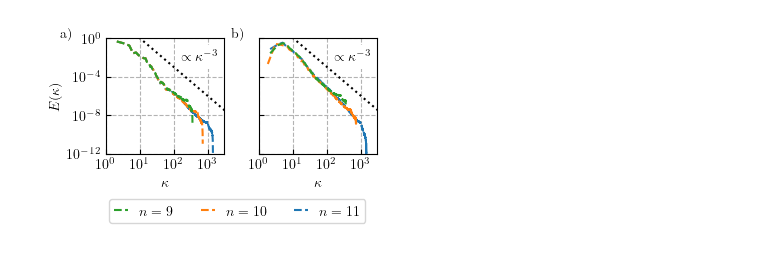
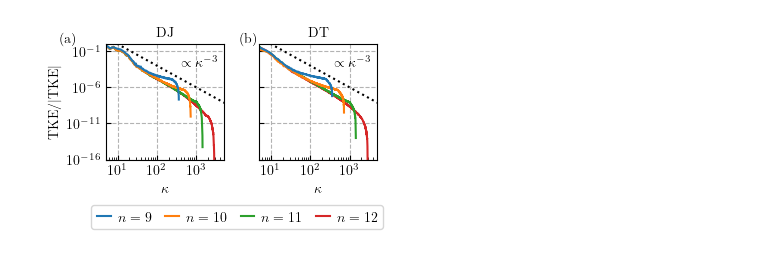
Before and after one commit to leolettuce/QIFS, a Jupyter notebook: Analysis/Energy_Spectrum_Analysis/tke.ipynb, the cells around one changed output. Cells and saved outputs as stored; diff of their text form; code cells hidden in the pictures.

```diff
--- a/Analysis/Energy_Spectrum_Analysis/tke.ipynb
+++ b/Analysis/Energy_Spectrum_Analysis/tke.ipynb
@@ -1,15 +1,24 @@
 # %%
 import numpy as np
 import matplotlib.pyplot as plt
+import os
 import matplotlib.transforms as mtransforms
+import matplotlib
+from scipy.optimize import curve_fit
+import json
+import tikzplotlib as tpl
+from TN_utils import *
 
 plt.rcParams['text.latex.preamble']=r"\usepackage{lmodern}"
 #Options
 params = {'text.usetex' : True,
           'font.size' : 10,
-          'font.family' : 'lmodern'
+          'font.family' : 'lmodern',
+          'text.latex.preamble' : r'\usepackage{amsmath}'
           }
 plt.rcParams.update(params)
+
+colors = plt.rcParams['axes.prop_cycle'].by_key()['color']
 # %%
 def energy_spectrum(u, v, dx=None, n_bins=None):
     N = len(u)
@@ -269,75 +346,57 @@ Energy = 1928840061998.1948
 # %%
 fig, ax = plt.subplots(1, 2, figsize=(3.5, 1.5), sharey=True,  gridspec_kw={'wspace': 0.3})
 
-x_min = 1e0
-x_max = 3e3
+x_min = 5e0
+x_max = 5e3
 
 # LEFT
-ax[0].plot(k_DJ_n11, E_k_DJ_n11, marker='', ls='--', label=r"$n=11$")
-ax[0].plot(k_DJ_n10, E_k_DJ_n10, marker='', ls='--', label=r"$n=10$")
-ax[0].plot(k_DJ_n9, E_k_DJ_n9, marker='', ls='--', label=r"$n=9$")
+ax[0].plot(k_DJ_n12, E_k_DJ_n12/np.linalg.norm(E_k_DJ_n12), marker='', ls='-', label=r"$n=12$", c=colors[3])
+ax[0].plot(k_DJ_n11, E_k_DJ_n11/np.linalg.norm(E_k_DJ_n11), marker='', ls='-', label=r"$n=11$", c=colors[2])
+ax[0].plot(k_DJ_n10, E_k_DJ_n10/np.linalg.norm(E_k_DJ_n10), marker='', ls='-', label=r"$n=10$", c=colors[1])
+ax[0].plot(k_DJ_n9, E_k_DJ_n9/np.linalg.norm(E_k_DJ_n9), marker='', ls='-', label=r"$n=9$", c=colors[0])
 ax[0].plot(np.logspace(0, 4, 100), 1e3*np.logspace(0, 4, 100)**-3, c="black", ls='dotted')
 ax[0].set_xlabel(r"$\kappa$")
-ax[0].set_ylabel(r"$E(\kappa)$")
+ax[0].set_ylabel(r"$\mathrm{TKE}/|\mathrm{TKE}|$")
 ax[0].xaxis.grid(True, which="major", ls="--", c='0.7')
 ax[0].yaxis.grid(True, which="both", ls="--", c='0.7')
 trans = mtransforms.ScaledTranslation(-20/72, 7/72, fig.dpi_scale_trans)
-ax[0].text(-0.15, 0.9, "a)", transform=ax[0].transAxes + trans, fontsize='medium', va='bottom', fontfamily='serif')
+ax[0].text(-0.15, 0.9, "(a)", transform=ax[0].transAxes + trans, fontsize='medium', va='bottom', fontfamily='serif')
 t = ax[0].text(0.871, 0.7, r"$\propto\kappa^{-3}$", transform=ax[0].transAxes + trans, fontsize='medium', va='bottom', fontfamily='serif')
-t.set_bbox(dict(facecolor='white', alpha=1, lw=0))
+# t.set_bbox(dict(facecolor='white', alpha=1, lw=0))
 ax[0].set_yscale('log')
 ax[0].set_xscale('log')
 ax[0].tick_params(which='both', direction="in")
-ax[0].set_ylim([1e-12, 1e0])
+ax[0].set_ylim([1e-16, 1e0])
 ax[0].set_xlim([x_min, x_max])
-ax[0].set_xticks([1e0, 1e1, 1e2, 1e3])
+ax[0].set_xticks([1e1, 1e2, 1e3])
+ax[0].set_yticks([1e0, 1e-4, 1e-8, 1e-12, 1e-16])
 
 # RIGHT
-ax[1].plot(k_DT_n11, E_k_DT_n11, marker='', ls='--', label=r"$n=11$")
-ax[1].plot(k_DT_n10, E_k_DT_n10, marker='', ls='--', label=r"$n=10$")
-ax[1].plot(k_DT_n9, E_k_DT_n9, marker='', ls='--', label=r"$n=9$")
+ax[1].plot(k_DT_n12, E_k_DT_n12/np.linalg.norm(E_k_DT_n12), marker='', ls='-', label=r"$n=12$", c=colors[3])
+ax[1].plot(k_DT_n11, E_k_DT_n11/np.linalg.norm(E_k_DT_n11), marker='', ls='-', label=r"$n=11$", c=colors[2])
+ax[1].plot(k_DT_n10, E_k_DT_n10/np.linalg.norm(E_k_DT_n10), marker='', ls='-', label=r"$n=10$", c=colors[1])
+ax[1].plot(k_DT_n9, E_k_DT_n9/np.linalg.norm(E_k_DT_n9), marker='', ls='-', label=r"$n=9$", c=colors[0])
 ax[1].plot(np.logspace(0, 4, 100), 1e3*np.logspace(0, 4, 100)**-3, c="black", ls='dotted')
 ax[1].set_xlabel(r"$\kappa$")
 # ax[1].set_ylabel(r"$E(\kappa)$")
 ax[1].xaxis.grid(True, which="major", ls="--", c='0.7')
 ax[1].yaxis.grid(True, which="both", ls="--", c='0.7')
 trans = mtransforms.ScaledTranslation(-20/72, 7/72, fig.dpi_scale_trans)
-ax[1].text(0, 0.9, "b)", transform=ax[1].transAxes + trans, fontsize='medium', va='bottom', fontfamily='serif')
-t = ax[1].text(0.871, 0.7, r"$\propto\kappa^{-3}$", transform=ax[1].transAxes + trans, fontsize='medium', va='bottom', fontfamily='serif')
-t.set_bbox(dict(facecolor='white', alpha=1, lw=0))
+ax[1].text(0.07, 0.9, "(b)", transform=ax[1].transAxes + trans, fontsize='medium', va='bottom', fontfamily='serif')
+t = ax[1].text(0.87, 0.7, r"$\propto\kappa^{-3}$", transform=ax[1].transAxes + trans, fontsize='medium', va='bottom', fontfamily='serif')
+# t.set_bbox(dict(facecolor='white', alpha=1, lw=0))
 ax[1].set_yscale('log')
 ax[1].set_xscale('log')
 ax[1].tick_params(which='both', direction="in")
 ax[1].set_xlim([x_min, x_max])
-ax[1].set_xticks([1e0, 1e1, 1e2, 1e3])
+ax[1].set_xticks([1e1, 1e2, 1e3])
 
+ax[0].set_title(r"DJ", fontsize=10)
+ax[1].set_title(r"DT", fontsize=10)
 
-# BOTTOM RIGHT (1, 1)
-# ax[1, 1].plot(time_list_28, overlap_v_28, label=r"$\epsilon=0.1$")
-# ax[1, 1].plot(time_list_60, overlap_v_60, label=r"$\epsilon=0.01$")
-# ax[1, 1].plot(time_list_107, overlap_v_107, label=r"$\epsilon=0.001$")
-# ax[1, 1].plot(t_list, approx_list_09, c="tab:blue", ls="dotted")
-# ax[1, 1].plot(t_list, approx_list_099, c="tab:orange", ls="dotted")
-# ax[1, 1].plot(t_list, approx_list_0999, c="tab:green", ls="dotted")
-# ax[1, 1].set_ylabel(r"$\langle u_2^\mathrm{DNS} | u_2^\mathrm{QIS} \rangle$")
-# ax[1, 1].set_xlabel("Time")
-# ax[1, 1].xaxis.grid(True, which="both", ls="--", c='0.7')
-# ax[1, 1].yaxis.grid(True, which="both", ls="--", c='0.7')
-# ax[1, 1].tick_params(which='both', direction="in")
-# trans = mtransforms.ScaledTranslation(-20/72, 7/72, fig.dpi_scale_trans)
-# ax[1, 1].text(-0.15, 0.9, "d)", transform=ax[1, 1].transAxes + trans, fontsize='medium', va='bottom', fontfamily='serif')
-# ax[1, 1].set_xlim([0, 2])
-# ax[1, 1].set_xticks([0, 1, 2])
-# ax[1, 1].set_xticks([0.5, 1.5], minor=True)
-# ax[1, 1].set_ylim([0, 1.05])
-# ax[1, 1].set_yticks([0, 0.5, 1])
-# ax[1, 1].set_yticks([0.25, 0.75], minor=True)
-
-# GENERAL SETTINGS
-
-fig.legend(ax[0].get_legend_handles_labels()[0][::-1], ax[0].get_legend_handles_labels()[1][::-1], loc='upper center', bbox_to_anchor=(0.5, -0.15), ncol=3, fancybox=True, handlelength=1) #, handletextpad=0.2, columnspacing=0.8)
+fig.legend(ax[0].get_legend_handles_labels()[0][::-1], ax[0].get_legend_handles_labels()[1][::-1], loc='upper center', bbox_to_anchor=(0.5, -0.15), ncol=4, fancybox=True, handlelength=1, handletextpad=0.5, columnspacing=1)
 fig.tight_layout()
 
 plt.savefig(f"grid_convergence.pdf", bbox_inches="tight")
 # %% [output]
-[figure, old version]
+[figure, new version]
```
Also changed, not shown: parts of 19 cells of this notebook, 26 other files.
